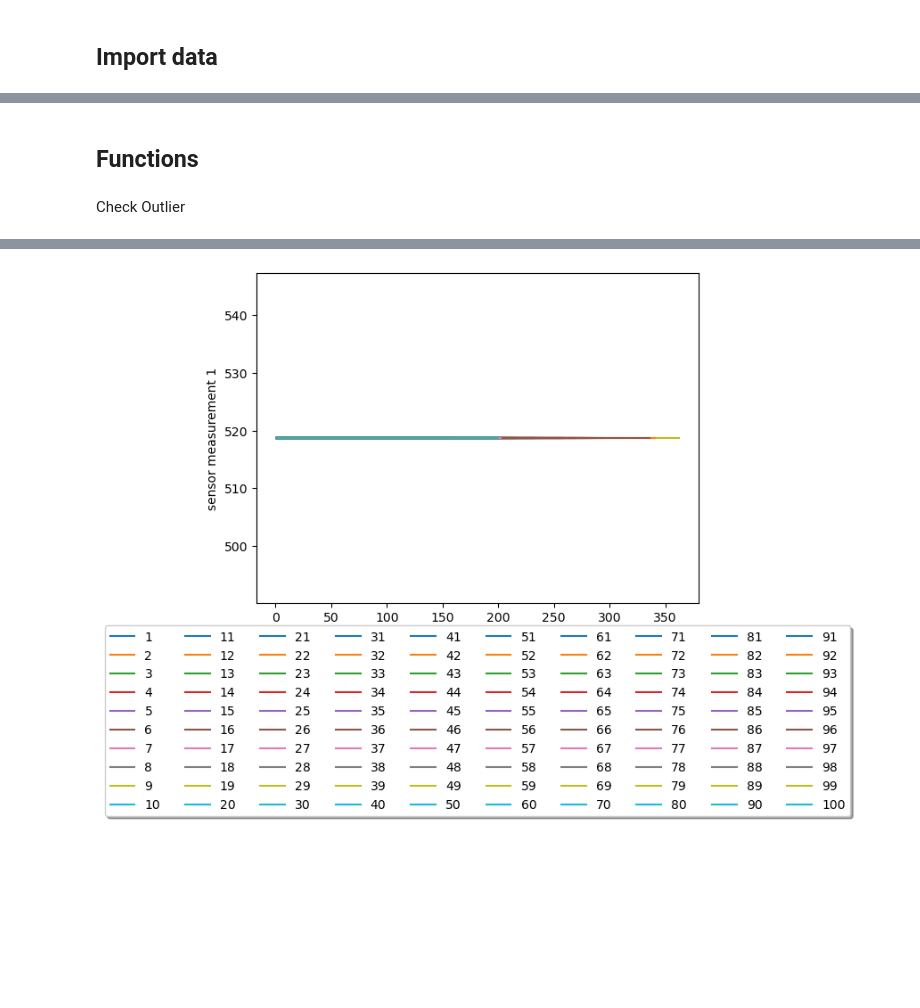
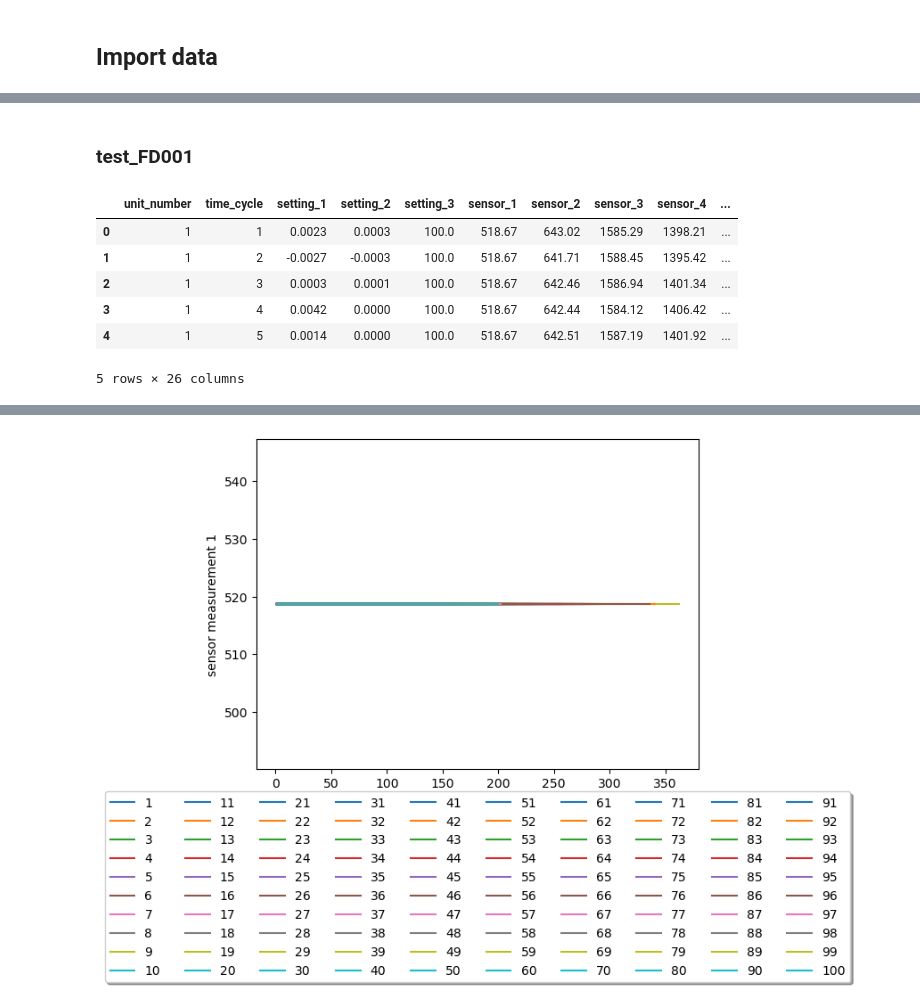
Before and after one commit to johannes2moll/PM_Group5, a Jupyter notebook: Week_1.ipynb, the cells around one changed output, grey strips where cells are left out. Drawn from its saved outputs; the diff is of its cells as text; code cells hidden in the pictures; blank space fills up the shorter version.

```diff
--- a/Week_1.ipynb
+++ b/Week_1.ipynb
@@ -103,4 +82,17 @@ ValueError: x and y must have same first dimension, but have shapes (192,) and (
-# %% [markdown]
-## Functions
-# %% [markdown]
-Check Outlier
+# %% [markdown]
+### test_FD001
+# %%
+## import test_FD001
+df_test_FD001 = pd.read_csv("../CMAPSSdata/test_FD001.txt", sep=" ", header = None)
+df_test_FD001=df_test_FD001.drop([26,27], axis=1) # remove empty columns
+df_test_FD001.name = "test_FD001"
+df_test_FD001.columns = header_txt # add header to datafile
+df_test_FD001.head()
+# %% [output]
+|  | unit_number | time_cycle | setting_1 | setting_2 | setting_3 | sensor_1 | sensor_2 | sensor_3 | sensor_4 | ... |
+| 0 | 1 | 1 | 0.0023 | 0.0003 | 100.0 | 518.67 | 643.02 | 1585.29 | 1398.21 | ... |
+| 1 | 1 | 2 | -0.0027 | -0.0003 | 100.0 | 518.67 | 641.71 | 1588.45 | 1395.42 | ... |
+| 2 | 1 | 3 | 0.0003 | 0.0001 | 100.0 | 518.67 | 642.46 | 1586.94 | 1401.34 | ... |
+| 3 | 1 | 4 | 0.0042 | 0.0000 | 100.0 | 518.67 | 642.44 | 1584.12 | 1406.42 | ... |
+| 4 | 1 | 5 | 0.0014 | 0.0000 | 100.0 | 518.67 | 642.51 | 1587.19 | 1401.92 | ... |
+5 rows × 26 columns
```
Also changed, not shown: parts of 39 cells of this notebook.
